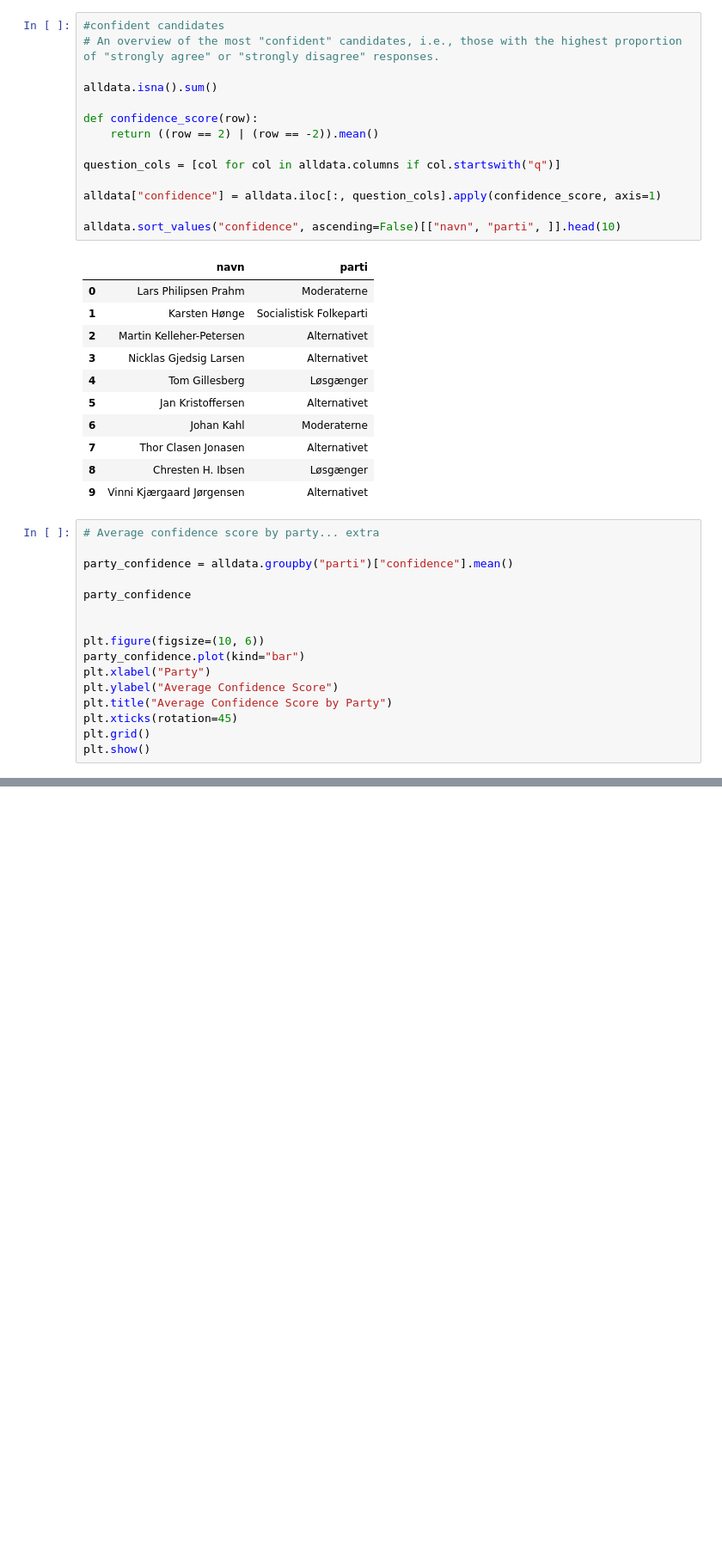
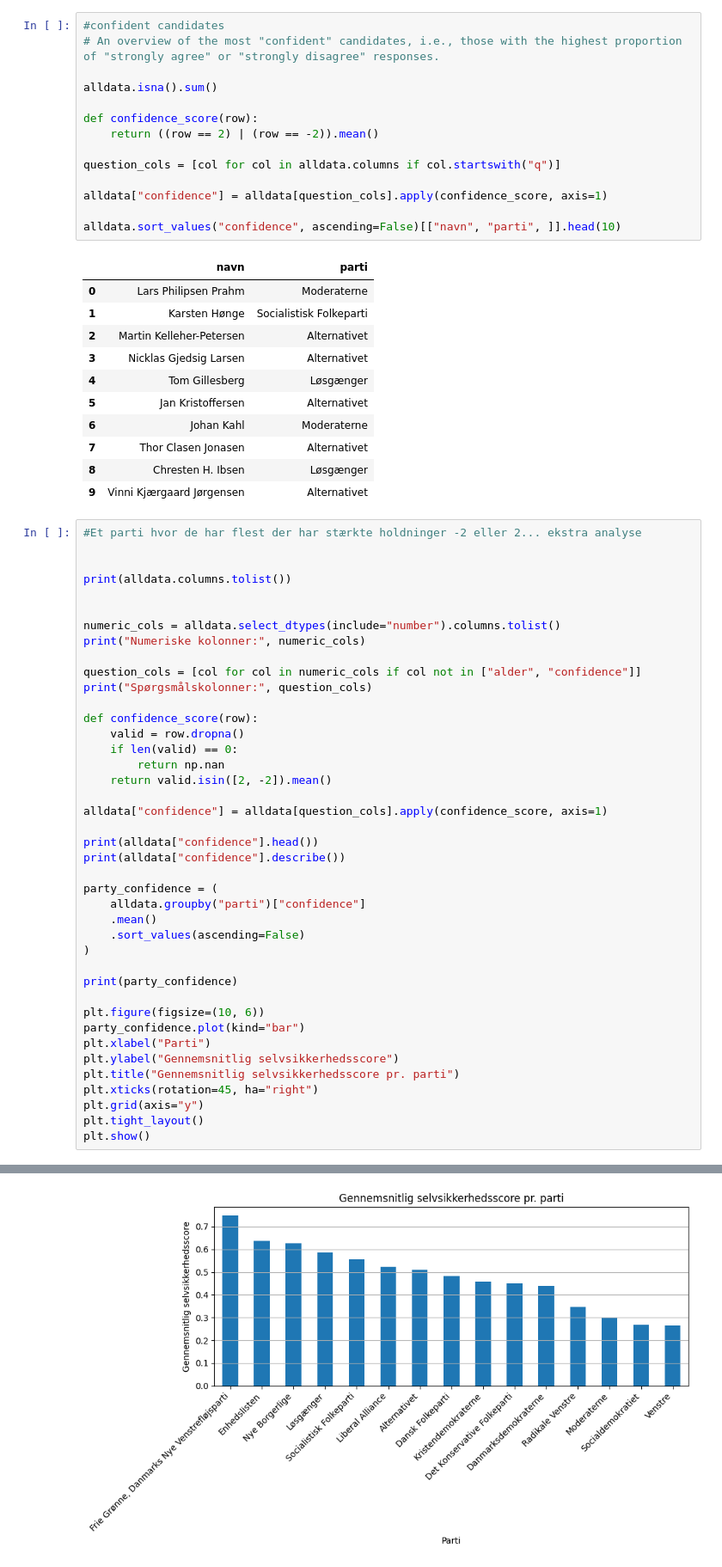
Before and after one commit to MartinSA91/MAL-assignment2, a Jupyter notebook: Assignemt 2 Candidates/2. Candidate Test 2022 I.ipynb, the cells around one changed output, grey strips where cells are left out. Shown at 86% size. Cells and saved outputs as stored; diff of their text form; blank space fills up the shorter version.

```diff
--- a/Assignemt 2 Candidates/2. Candidate Test 2022 I.ipynb
+++ b/Assignemt 2 Candidates/2. Candidate Test 2022 I.ipynb
@@ -192,7 +195,7 @@ def confidence_score(row):
 
 question_cols = [col for col in alldata.columns if col.startswith("q")]
 
-alldata["confidence"] = alldata.iloc[:, question_cols].apply(confidence_score, axis=1)
+alldata["confidence"] = alldata[question_cols].apply(confidence_score, axis=1)
 
 alldata.sort_values("confidence", ascending=False)[["navn", "parti", ]].head(10)
 # %% [output]
@@ -208,19 +211,44 @@ alldata.sort_values("confidence", ascending=False)[["navn", "parti", ]].head(10)
 | 8 | Chresten H. Ibsen | Løsgænger |
 | 9 | Vinni Kjærgaard Jørgensen | Alternativet |
 # %%
-# Average confidence score by party... extra
+#Et parti hvor de har flest der har stærkte holdninger -2 eller 2... ekstra analyse
 
-party_confidence = alldata.groupby("parti")["confidence"].mean()
 
-party_confidence
+print(alldata.columns.tolist())
 
+
+numeric_cols = alldata.select_dtypes(include="number").columns.tolist()
+print("Numeriske kolonner:", numeric_cols)
+
+question_cols = [col for col in numeric_cols if col not in ["alder", "confidence"]]
+print("Spørgsmålskolonner:", question_cols)
+
+def confidence_score(row):
+    valid = row.dropna()
+    if len(valid) == 0:
+        return np.nan
+    return valid.isin([2, -2]).mean()
+
+alldata["confidence"] = alldata[question_cols].apply(confidence_score, axis=1)
+
+print(alldata["confidence"].head())
+print(alldata["confidence"].describe())
+
+party_confidence = (
+    alldata.groupby("parti")["confidence"]
+    .mean()
+    .sort_values(ascending=False)
+)
+
+print(party_confidence)
 
 plt.figure(figsize=(10, 6))
 party_confidence.plot(kind="bar")
-plt.xlabel("Party")
-plt.ylabel("Average Confidence Score")
-plt.title("Average Confidence Score by Party")
-plt.xticks(rotation=45)
-plt.grid()
+plt.xlabel("Parti")
+plt.ylabel("Gennemsnitlig selvsikkerhedsscore")
+plt.title("Gennemsnitlig selvsikkerhedsscore pr. parti")
+plt.xticks(rotation=45, ha="right")
+plt.grid(axis="y")
+plt.tight_layout()
 plt.show()
 # %% [output]
@@ -227,0 +272 @@ NameError: name 'alldata' is not defined
+[figure, added]
```
Also changed, not shown: parts of 18 cells of this notebook.
